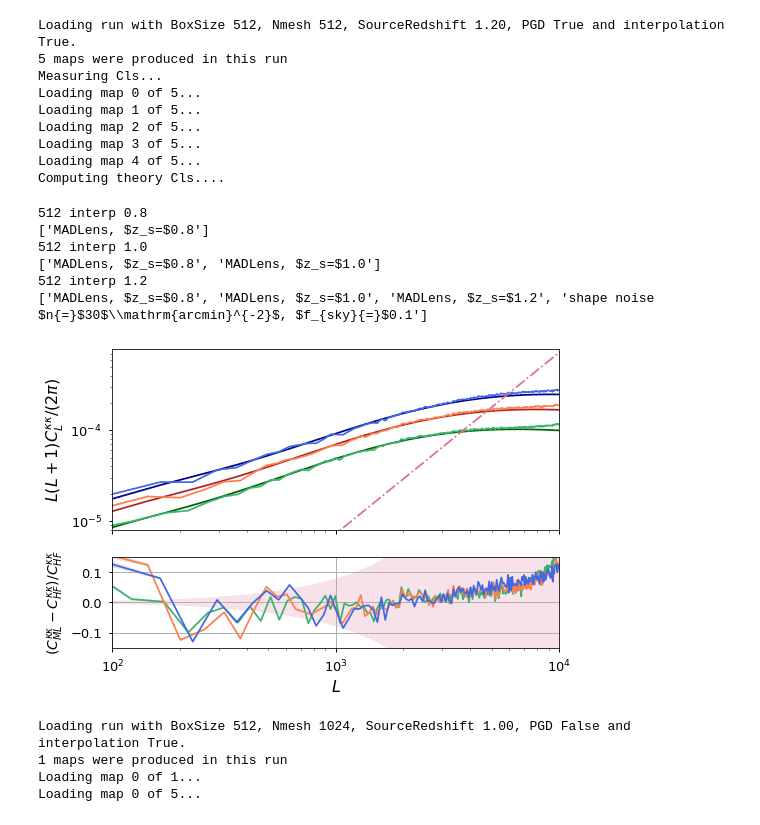
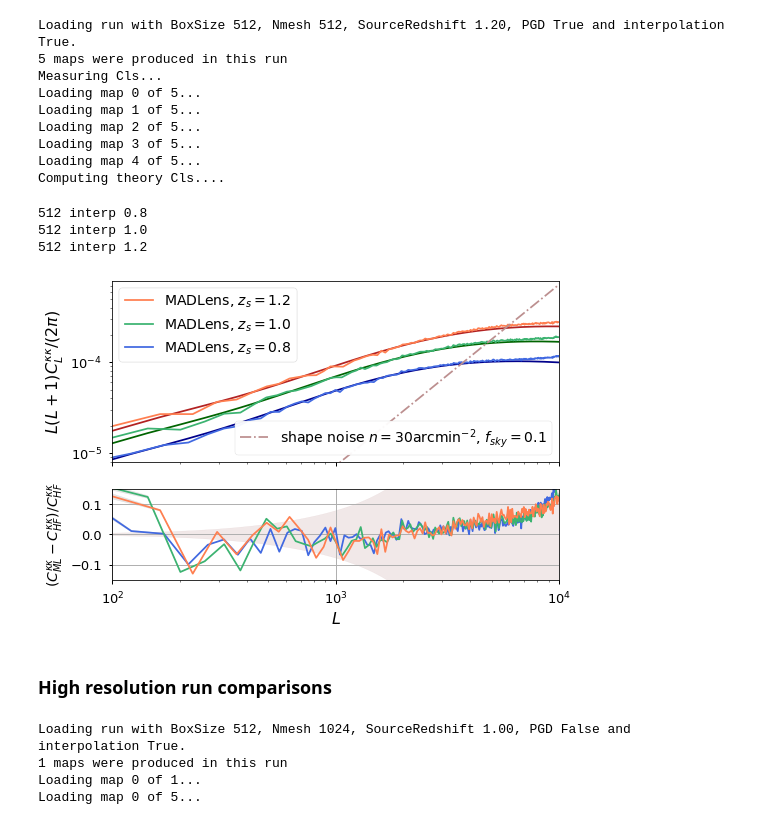
Before and after one commit to VMBoehm/MADLens, a Jupyter notebook: notebooks/PlotResults-publications.ipynb, the cells around one changed output. Saved outputs shown, nothing was run; the diff lists cells and outputs as text; code cells hidden in the pictures.

```diff
--- a/notebooks/PlotResults-publications.ipynb
+++ b/notebooks/PlotResults-publications.ipynb
@@ -76,6 +78,6 @@ out = np.load(os.path.join(PLOTPATH,'boosts-3.npz'))
 from scipy.interpolate import interp1d
 DeltaCL = interp1d(np.logspace(0,4,1000),(out['upper']-out['lower'])/2)
 # %%
-yt   = runs['256']['no_interp']['1.0'].theory_cls['1.0']['clkk']
-L    = runs['256']['no_interp']['1.0'].theory_cls['1.0']['L']
-ind = np.where(L<1e4)
+# yt   = runs['256']['no_interp']['1.0'].theory_cls['1.0']['clkk']
+# L    = runs['256']['no_interp']['1.0'].theory_cls['1.0']['L']
+# ind = np.where(L<1e4)
@@ -99,8 +102,8 @@ plt.semilogx(L[ind],DeltaCL(L[ind])/yt[ind])
 # %%
 def plot(z1_runs, boxsizes, interps, zss, labels, name, noise=None, other = True, other_label=[''], nplots=2, Ns=[100.], fsky =0.1, halofit_uncert=False, shape_noise=False, subtract_noise=True):
 
-    colors = ['mediumseagreen','coral','royalblue']
-    colors2= ['darkgreen', 'firebrick','darkblue']
+    colors = ['royalblue','mediumseagreen','coral']
+    colors2= ['darkblue','darkgreen', 'firebrick']
     if nplots == 2:
         fig, ax = plt.subplots(nrows=2, ncols=1, sharex=True, sharey=False, squeeze=True, gridspec_kw={'height_ratios':(2,1)})
     elif nplots ==1:
@@ -139,7 +142,7 @@ def plot(z1_runs, boxsizes, interps, zss, labels, name, noise=None, other = True
             try:
                 assert(noise is not None)
                 y_ = y - noise
-                ax[0].loglog(L,x*y_, label='MADLens%s, sn subtracted'%(label), color='darkblue')
+                ax[0].loglog(L,x*y_, label='MADLens, sn subtracted', color='deepskyblue')
             except:
                 raise ValueError('noise must be specified for subtraction')
 
@@ -165,27 +168,28 @@ def plot(z1_runs, boxsizes, interps, zss, labels, name, noise=None, other = True
 
         if noise is not None:
             noise_smooth = np.convolve(noise,np.ones(20)/20., mode='same')
-            ax[0].loglog(L,x*noise, label='measured shot noise', color='steelblue')
+            ax[0].loglog(L,x*noise, label='measured shot noise (sn)', color='dimgray')
 
         if ii ==len(zss)-1:
             lss = ['-.','--']
             for ls, N in enumerate(Ns):
                 Cl_shape = compute_shape_noise_power(sigma_e=0.4,n=N,fsky=fsky)
                 Cl_shape*=(np.pi/(180.*60.))**2
-                ax[0].loglog(L,x*Cl_shape, label='shape noise $n{=}$%d$\mathrm{arcmin}^{-2}$, $f_{sky}{=}$%.1f'%(N,fsky), color='palevioletred', ls=lss[ls])
+                ax[0].loglog(L,x*Cl_shape, label='shape noise $n{=}$%d$\mathrm{arcmin}^{-2}$, $f_{sky}{=}$%.1f'%(N,fsky), color='rosybrown', ls=lss[ls])
 
         handles, labels = ax[0].get_legend_handles_labels()
 
         ratio = (y-yt)/yt
-        ratio_= (y_-yt)/yt
+        if subtract_noise:
+            ratio_= (y_-yt)/yt
         ratio_error = (yerr)/yt
         if nplots>1:
             ax[1].semilogx(L,ratio, color=colors[ii])
             if subtract_noise:
-                ax[1].semilogx(L,ratio_, color='darkblue')
+                ax[1].semilogx(L,ratio_, color='deepskyblue')
             ax[1].fill_between(L,ratio-ratio_error, ratio+ratio_error,color='gray', alpha=0.2)
             if shape_noise and ii ==len(zss)-1:
-                ax[1].fill_between(L, -Cl_shape/yt, Cl_shape/yt,color='palevioletred', alpha=0.2)
+                ax[1].fill_between(L, -Cl_shape/yt, Cl_shape/yt,color='rosybrown', alpha=0.2)
             if halofit_uncert:
                 ind =np.where(L<=10000)
                 LL = L[ind]
@@ -213,13 +217,16 @@ def plot(z1_runs, boxsizes, interps, zss, labels, name, noise=None, other = True
     else:
         offset = len(Ns)+2
 
-    first_legend = ax[0].legend(handles=handles[-offset::], loc='lower left',fontsize=14,framealpha=0.95)
+    if len(np.unique(zss))>1:
+        first_legend = ax[0].legend(handles=handles[-offset::], loc='lower right',fontsize=14,framealpha=0.95)
+    else:
+        first_legend = ax[0].legend(handles=handles[-offset::], loc='lower left',fontsize=14,framealpha=0.95)
 
     # Add the legend manually to the current Axes.
     #ax_ = plt.gca().add_artist(first_legend)
     ax[0].add_artist(first_legend)
     if len(np.unique(zss))>1:
-        sec_legend = ax[0].legend(handles=handles[:-offset][::-1],fontsize=14,ncol=1,framealpha=0.99)
+        sec_legend = ax[0].legend(handles=handles[:-offset][::-1],fontsize=14,ncol=1,framealpha=0.99, loc='upper left')
         ax[0].add_artist(sec_legend)
     else:
         sec_legend = ax[0].legend(handles=handles[:-offset][::-1],fontsize=14,ncol=1,framealpha=0.99, loc='upper left')
@@ -348,0 +296,4 @@ plt.semilogx(cross_power['k'],abs(cross_power['power'])/abs(np.sqrt(power1['powe
+# %%
+run = Run(githash='e18db0b', label='cross_test', rnum=0, local_path='../')
+runs['256']['no_interp']['1.0']=run
+runs['256']['no_interp']['1.0'].fill_cl_dicts(downsample=False)
@@ -414,15 +377,12 @@ Loading map 3 of 5...
 Loading map 4 of 5...
 Computing theory Cls....
 # %%
-plot(runs, boxsizes=[512, 512, 512], interps=['interp','interp','interp'], zss=[0.8, 1.0, 1.2], other=False,labels=['','',''], name='redshift_comp', Ns=[30], shape_noise=True)
+plot(runs, boxsizes=[512, 512, 512], interps=['interp','interp','interp'], zss=[0.8, 1.0, 1.2], other=False,labels=['','',''], name='redshift_comp', Ns=[30], shape_noise=True, subtract_noise=False)
 # %% [output]
 512 interp 0.8
-['MADLens, $z_s=$0.8']
 512 interp 1.0
-['MADLens, $z_s=$0.8', 'MADLens, $z_s=$1.0']
 512 interp 1.2
-['MADLens, $z_s=$0.8', 'MADLens, $z_s=$1.0', 'MADLens, $z_s=$1.2', 'shape noise $n{=}$30$\\mathrm{arcmin}^{-2}$, $f_{sky}{=}$0.1']
-[figure, old version]
+[figure, new version]
 # %%
 # run = Run(githash='49b5863', label='transfer_test', rnum=0, local_path='../')
 # # this function loads all available clkk (clkk for all source redhifts) and computes their theory counterparts
@@ -435,6 +395,8 @@ plot(runs, boxsizes=[512, 512, 512], interps=['interp','interp','interp'], zss=[
 # else:
 #     runs[str(int(run.params['BoxSize'][0]))]['no_interp'][str(run.params['zs_source'][0])]=run
 #plot(runs, boxsizes=[512], interps=['interp'], zss=[0.5], other=False,labels=[''], name='small_redshift', Ns=[30])
+# %% [markdown]
+### High resolution run comparisons
 # %%
 run = Run(githash='32896b0', label='cross_test', rnum=0, local_path='../')
 # this function loads all available clkk (clkk for all source redhifts) and computes their theory counterparts
```
Also changed, not shown: parts of 45 cells of this notebook, 2 other files.
